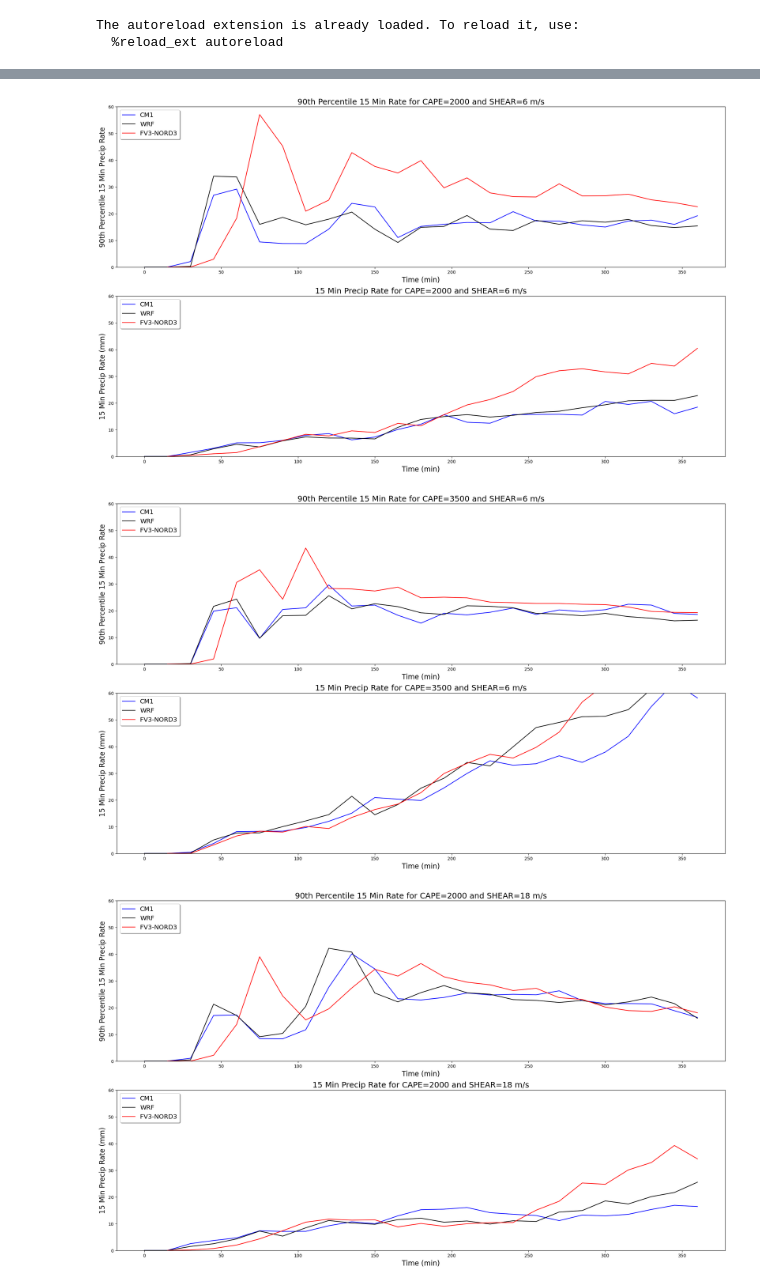
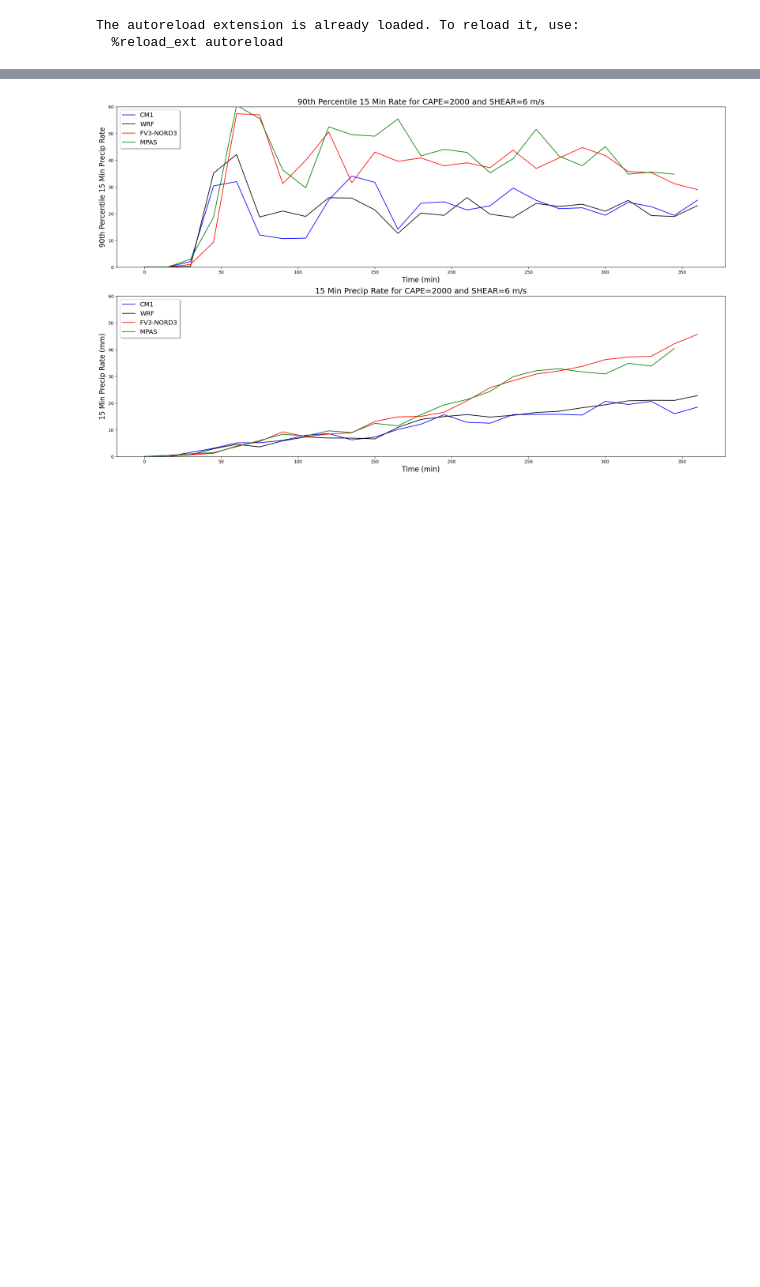
Before and after one commit to louiswicker/CAM_analysis_tools, a Jupyter notebook: ideal_cases/precip.ipynb, the cells around one changed output, grey strips where cells are left out. Drawn from its saved outputs; the diff is of its cells as text; code cells hidden in the pictures; blank space fills up the shorter version.

```diff
--- a/ideal_cases/precip.ipynb
+++ b/ideal_cases/precip.ipynb
@@ -31,10 +31,10 @@ The autoreload extension is already loaded. To reload it, use:
 # %%
 models = { 'cm1': pickle2Obj('precip/cm1_squall_3km_accum_prec.pkl',retObj=False)}
 # %%
-models['wrf'] = pickle2Obj('precip/wrf_squall_3km_3rd_accum_prec.pkl', retObj=False)
+models['wrf'] = pickle2Obj('precip/wrf_squall_3km_accum_prec.pkl', retObj=False)
 # %%
-models['solo'] = pickle2Obj('precip/solo_squall_3km_accum_prec.pkl',retObj=False)
+models['solo'] = pickle2Obj('precip/solo_squall_3km_RR.pkl',retObj=False)
 # %%
-models['mpas'] = pickle2Obj('precip/mpas_squall_3km_accum_prec.pkl',retObj=False)
+models['mpas'] = pickle2Obj('precip/solo_squall_3km_accum_prec.pkl',retObj=False)
 # %%
 from scipy.stats import gaussian_kde
@@ -135,8 +127,8 @@ precip_histogram(models, 'C3500_18', all_times = True)
 # %%
-allcape = ("C2000", "C3500")
-allshear = ("06", "18")
+allcape = ("C2000",)
+allshear = ("06",)
 
-percent = 0.95
+percent = 0.99
 
 def plot_accum_prec(models, allcape, allshear, all_times=False):
 
@@ -207,33 +199,37 @@ def plot_accum_prec(models, allcape, allshear, all_times=False):
                     time = 15*np.arange(models[key][label]['accum_prec'].shape[0])
                     ax[1].plot(time, precip.sum(axis=(1,2)), color='b', linestyle='-', label='CM1')
                     if not all_times:
                         ax[0].plot(time, precip_percent, color='b', linestyle='-', label='CM1')
 
                 if key == 'wrf':
                     time = 15*np.arange(models[key][label]['accum_prec'].shape[0])
                     ax[1].plot(time, precip.sum(axis=(1,2)), color='k', linestyle='-', label='WRF')
                     if not all_times:
                         ax[0].plot(time, precip_percent, color='k', linestyle='-', label='WRF')
 
+                if key == 'mpas':
+                    time = 15*np.arange(models[key][label]['accum_prec'].shape[0])
+                    ax[1].plot(time, precip.sum(axis=(1,2)), color='g', linestyle='-', label='MPAS')
+                    if not all_times:
+                        ax[0].plot(time, precip_percent, color='g', linestyle='-', label='MPAS')
+
             ax[0].set_ylabel('90th Percentile 15 Min Precip Rate', fontsize=16)
             ax[1].set_ylabel('15 Min Precip Rate (mm)', fontsize=16)
             ax[0].set_title('90th Percentile 15 Min Rate for CAPE=%d and SHEAR=%d m/s' % (int(cape[1:]), int(shear)), fontsize=18)
             ax[1].set_title('15 Min Precip Rate for CAPE=%d and SHEAR=%d m/s' % (int(cape[1:]), int(shear)), fontsize=18)
             ax[0].set_ylim(0, qlim[m][n])
             ax[1].set_ylim(0, plim[m][n])
 
             for k in [0,1]:
                 ax[k].set_xlabel('Time (min)', fontsize=16)
 
                 legend = ax[k].legend(loc='upper left', shadow=True, fontsize='x-large')
 
             plt.savefig("Precipitation_Time_Series_Experiment_%s.png" % (label))
             plt.show()
 
 ###############################
 
 plot_accum_prec(models, allcape, allshear, all_times=False)
 # %% [output]
-[figure, old version]
+[figure, new version]
-[figure, removed]
-[figure, removed]
```
Also changed, not shown: parts of 6 cells of this notebook, 18 other files.
